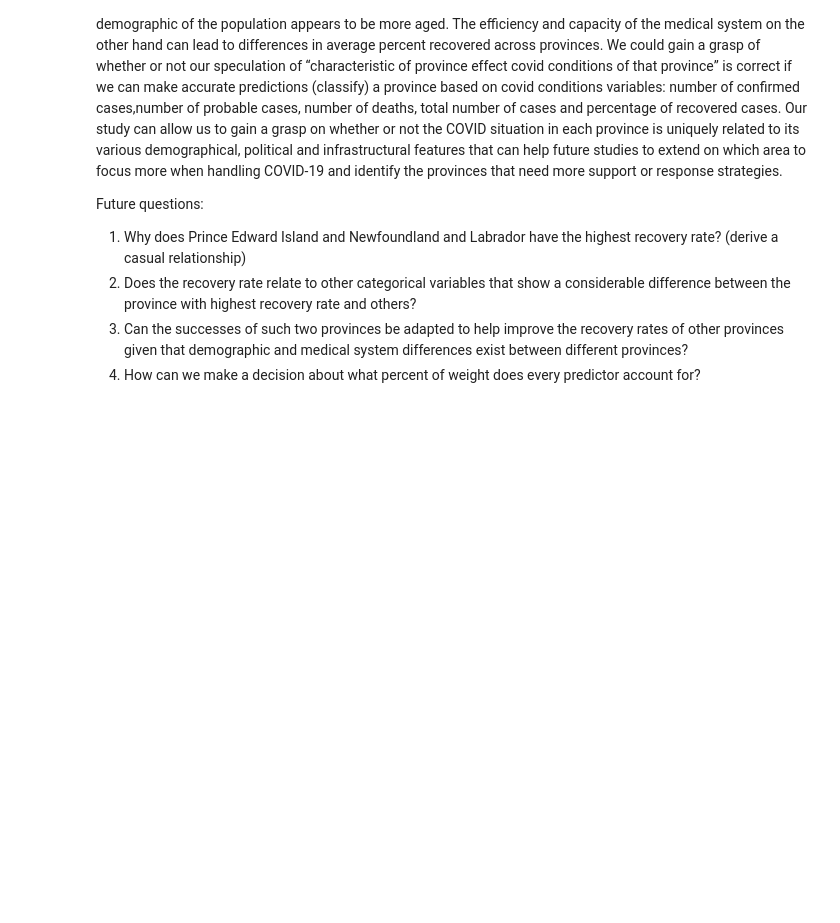
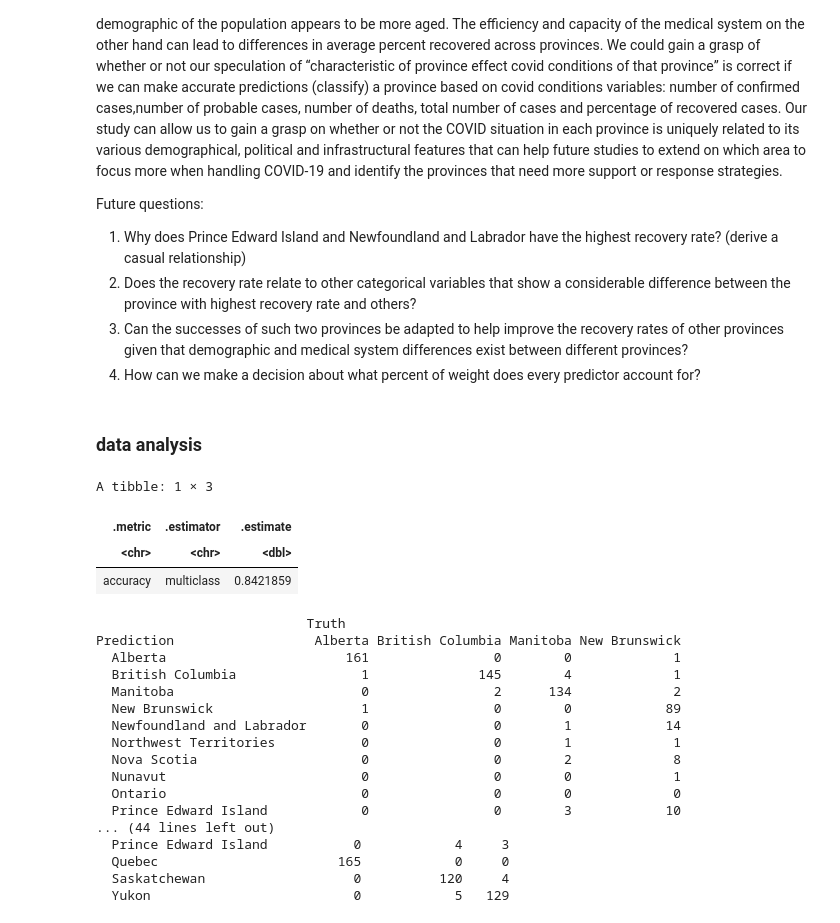
Before and after one commit to mikcblue7/dsci-100-project-group2, a Jupyter notebook: Group-2-Proposal.ipynb, the cells around one changed output. Cells and saved outputs as stored; diff of their text form; code cells hidden in the pictures; blank space fills up the shorter version.

```diff
--- a/Group-2-Proposal.ipynb
+++ b/Group-2-Proposal.ipynb
@@ -248,3 +273,61 @@ Future questions:
 2. Does the recovery rate relate to other categorical variables that show a considerable difference between the province with highest recovery rate and others?
 3. Can the successes of such two provinces be adapted to help improve the recovery rates of other provinces given that demographic and medical system differences exist between different provinces?
 4. How can we make a decision about what percent of weight does every predictor account for?
+# %% [markdown]
+### data analysis
+# %%
+set.seed(100)
+
+#model specification (assume neighbours = 3 here)
+knn_spec <- nearest_neighbor(weight_func = "rectangular", neighbors = 3) |>
+  set_engine("kknn") |>
+  set_mode("classification")
+
+#process data (standardize data)
+covid_recipe <- recipe(province ~ ., data = covid_train) |>
+  step_scale(all_predictors()) |>
+  step_center(all_predictors())
+
+#combine model specification and recipe in a workflow and build the classifier
+knn_fit <- workflow() |>
+  add_recipe(covid_recipe) |>
+  add_model(knn_spec) |>
+  fit(data = covid_train)
+
+#predict province using test data
+covid_test_predictions <- predict(knn_fit, covid_test) |>
+  bind_cols(covid_test)
+
+#compute the accuracy
+covid_accuracy<-covid_test_predictions|>
+    metrics(truth = province, estimate = .pred_class)|>
+    filter(.metric == "accuracy")
+covid_accuracy
+# the accuracy 0.8421859 here is pretty good, but we should try to improve it
+
+#confusion matrix
+covid_confusion <- covid_test_predictions |>
+             conf_mat(truth = province, estimate = .pred_class)
+covid_confusion
+# %% [output]
+A tibble: 1 × 3
+| .metric | .estimator | .estimate |
+| <chr> | <chr> | <dbl> |
+| accuracy | multiclass | 0.8421859 |
+                           Truth
+Prediction                  Alberta British Columbia Manitoba New Brunswick
+  Alberta                       161                0        0             1
+  British Columbia                1              145        4             1
+  Manitoba                        0                2      134             2
+  New Brunswick                   1                0        0            89
+  Newfoundland and Labrador       0                0        1            14
+  Northwest Territories           0                0        1             1
+  Nova Scotia                     0                0        2             8
+  Nunavut                         0                0        0             1
+  Ontario                         0                0        0             0
+  Prince Edward Island            0                0        3            10
+... (44 lines left out)
+  Prince Edward Island           0            4     3
+  Quebec                       165            0     0
+  Saskatchewan                   0          120     4
+  Yukon                          0            5   129
```
Also changed, not shown: parts of 10 cells of this notebook, 1 other file.
